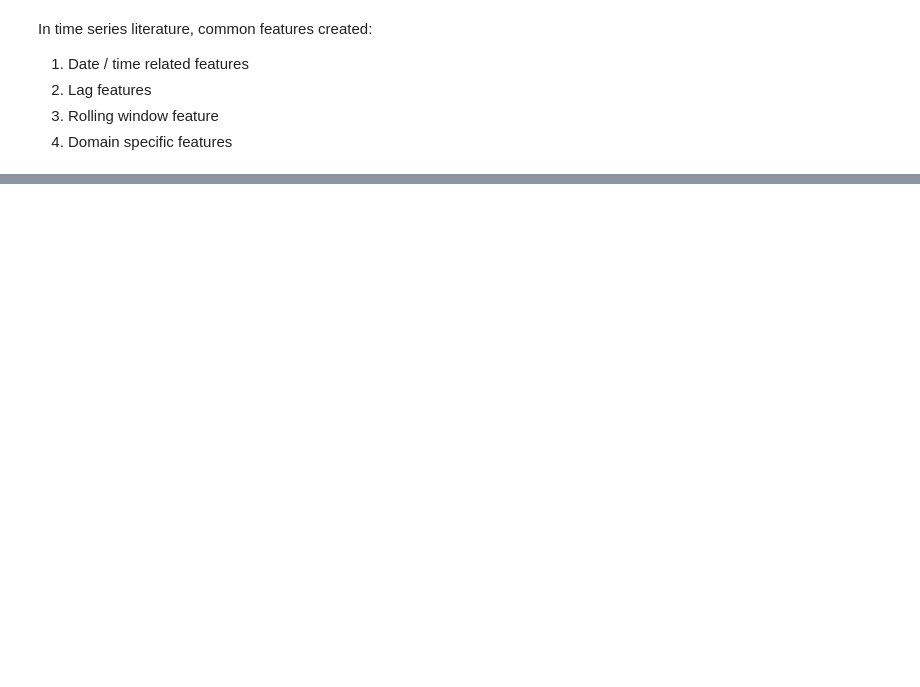
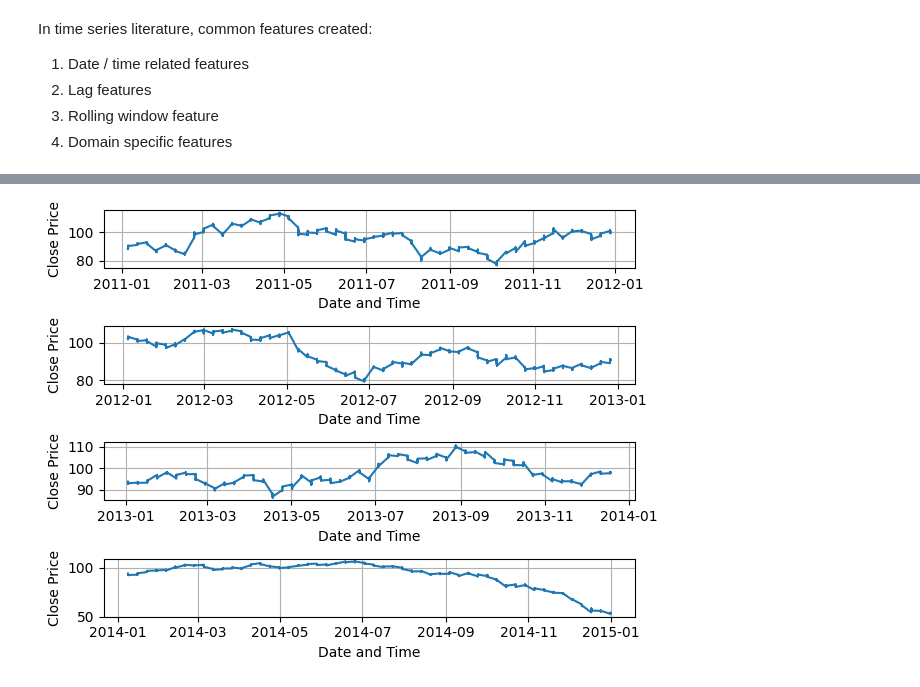
Before and after one commit to daQuincy/Takumi, a Jupyter notebook: 006 - feature_engineering_2.ipynb, the cells around one changed output, grey strips where cells are left out. Cells and saved outputs as stored; diff of their text form; code cells hidden in the pictures; blank space fills up the shorter version.

```diff
--- a/006 - feature_engineering_2.ipynb
+++ b/006 - feature_engineering_2.ipynb
@@ -48,0 +47,5 @@ df.head()
+# %%
+df = df_wti_1m.copy()
+df = df[(df['datetime'].dt.hour >= 8) & (df['datetime'].dt.hour < 16)]
+df = df[(df['datetime'].dt.weekday == 2) & (df['datetime'].dt.year >= 2010) & (df['datetime'].dt.year <= 2019)]
+df.head()
@@ -48,0 +59,15 @@ df.head()
+# %%
+years = [2011, 2012, 2013, 2014]
+fig, axs = plt.subplots(4, 1)
+
+for year, ax in zip(years, axs):
+    df_filter = df[df['datetime'].dt.year == year]
+    ax.plot(df_filter['datetime'], df_filter['close'], linestyle='-')
+    ax.set_xlabel('Date and Time')
+    ax.set_ylabel('Close Price')
+    # ax.set_ticks(rotation=45)
+    ax.grid(True)
+plt.tight_layout()
+plt.show()
+# %% [output]
+[figure, added]
```
Also changed, not shown: parts of 7 cells of this notebook, 1 other file.
